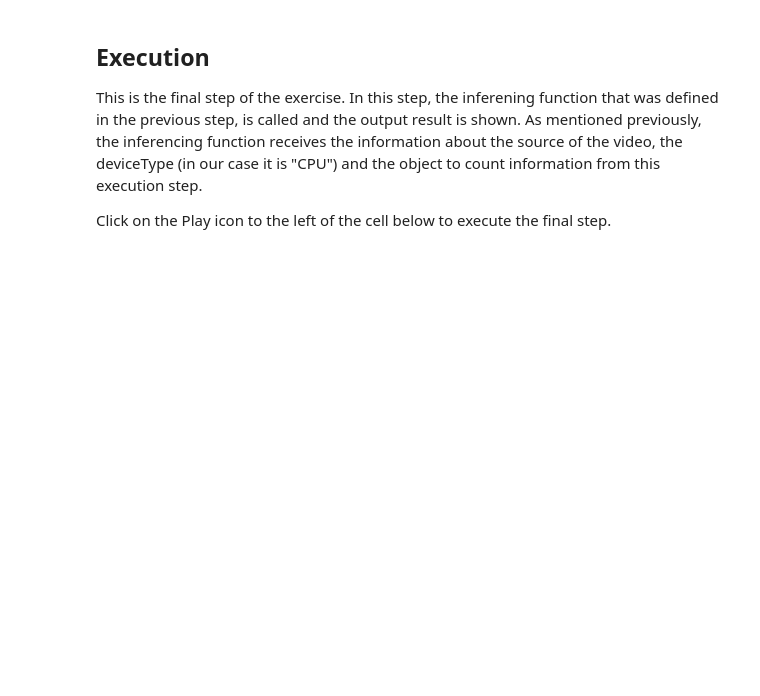
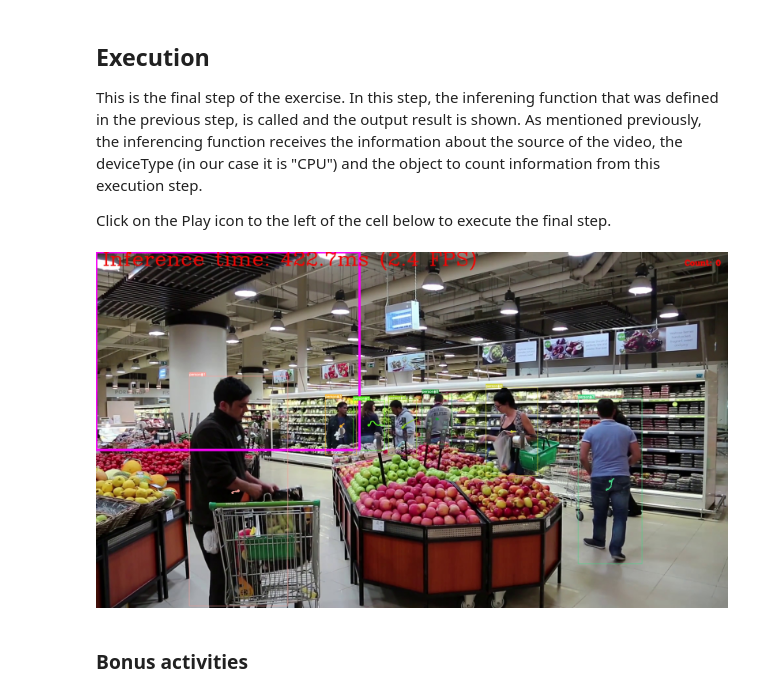
Before and after one commit to mrhoads/IPD2024, a Jupyter notebook: notebooks/countingWithDifferentClassesAndVideos.ipynb, the cells around one changed output. Cells and saved outputs as stored; diff of their text form; code cells hidden in the pictures; blank space fills up the shorter version.

Commit message:
Added bonus activities and interactive activities

```diff
--- a/notebooks/countingWithDifferentClassesAndVideos.ipynb
+++ b/notebooks/countingWithDifferentClassesAndVideos.ipynb
@@ -130,7 +164,7 @@ def run_inference(source, deviceType, objectToCount):
         assert cap.isOpened(), "Error reading video file"
         # line_points = [(0, 300), (1080, 300)]
         # line_points = [(0, 1080, 1080, 0, 0), (300, 300,0,0, 300)]  # line or region points
-        line_points = [(0, 300), (500, 300),(500, 0),(0,0),(0,300)]  # line or region points
+        line_points = [(0, 600), (800, 600),(800, 0),(0,0),(0,600)]  # line or region points
 
         classes_to_count = [0]  # person is class 0 in the COCO dataset, 46 is banana and 47 is apples.
         if(objectToCount == "person"):
@@ -217,0 +278,2 @@ def run_inference(source, deviceType, objectToCount):
+# %%
+objectToCount = ""   # "person", "apple" or "banana"
@@ -218,3 +287,8 @@ def run_inference(source, deviceType, objectToCount):
+# %%
+# Available video 1: https://download.microsoft.com/download/caaf80b6-2394-4fbc-8430-8b41a3206c64/people-are-pushing-carts-along.mp4
+# Available video 2: https://download.microsoft.com/download/a0ac5d61-60b6-4037-9555-ba5acefeb0c8/people-near-shop-counter-fruit.mp4
+
+sourceVideo = ""
 # %% [markdown]
 ## Execution
 This is the final step of the exercise. In this step, the inferening function that was defined in the previous step, is called and the output result is shown.
@@ -222,13 +296,25 @@ As mentioned previously, the inferencing function receives the information about
 
 Click on the Play icon to the left of the cell below to execute the final step.
 # %%
-VIDEO_SOURCE = "https://dm0qx8t0i9gc9.cloudfront.net/watermarks/video/49_20HQOeijh9fog1/uae-dubai-february-1-2016-people-near-shop-counter-with-fresh-fruits-inside-dubai-mall-in-united-arab-emirates-dubai-mall-is-the-world-largest-shopping-mall_nixdioorg__54efbe10ef1db686a89eb84a13815e70__P360.mp4"
-
 core = ov.Core()
 deviceType = "CPU"
 
+if objectToCount == "":
+    print("Missing objectToCount")
+    print("Adding default value")
+    objectToCount = "person"
+
+if sourceVideo == "":
+    print("Missing objectToCount")
+    print("Adding default value")
+    sourceVideo = "https://download.microsoft.com/download/caaf80b6-2394-4fbc-8430-8b41a3206c64/people-are-pushing-carts-along.mp4"
+
 run_inference(
-    source=VIDEO_SOURCE,
+    source=sourceVideo,
     deviceType=deviceType,
-    objectToCount="apple"
+    objectToCount=objectToCount
 )
+# %% [output]
+[figure, added]
+# %% [markdown]
+### Bonus activities
```
Also changed, not shown: parts of 7 cells of this notebook.
